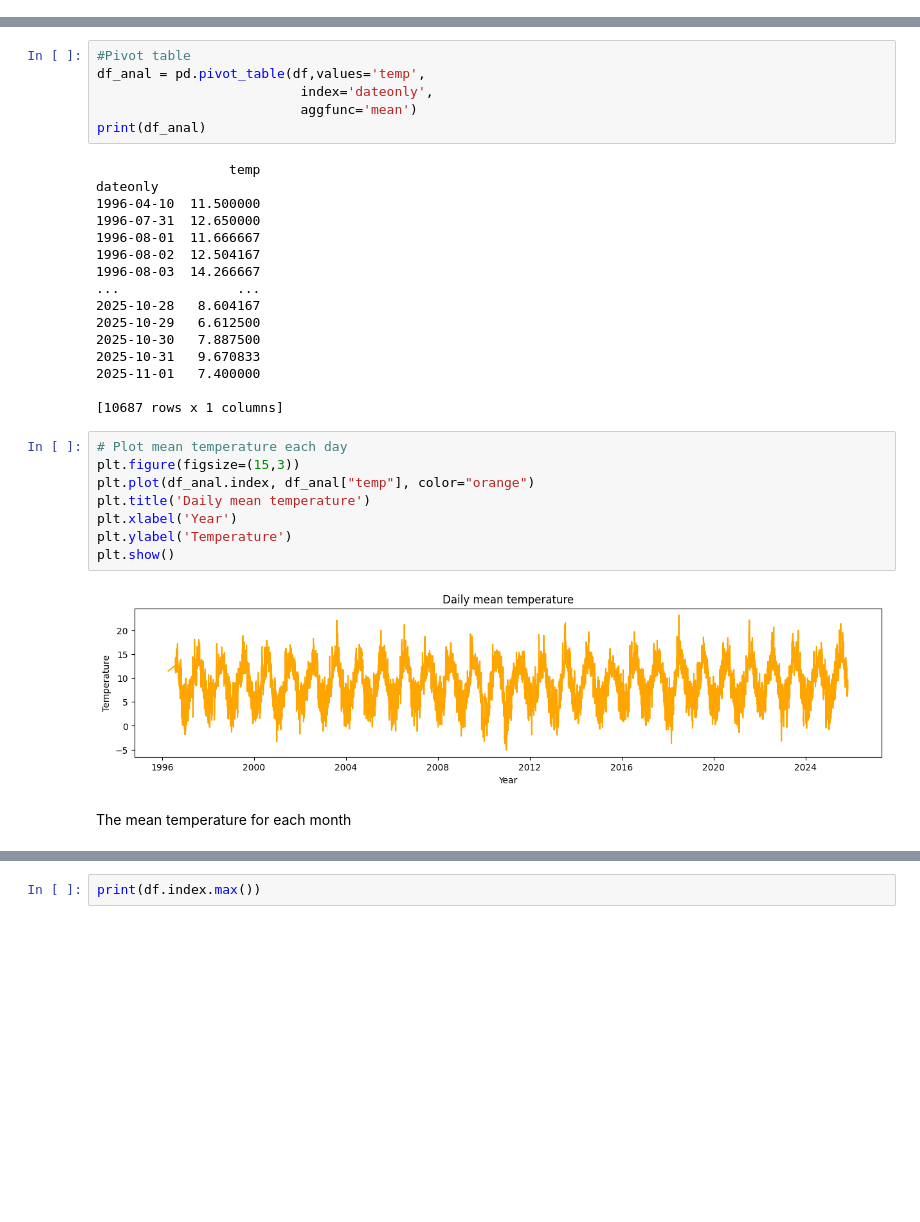
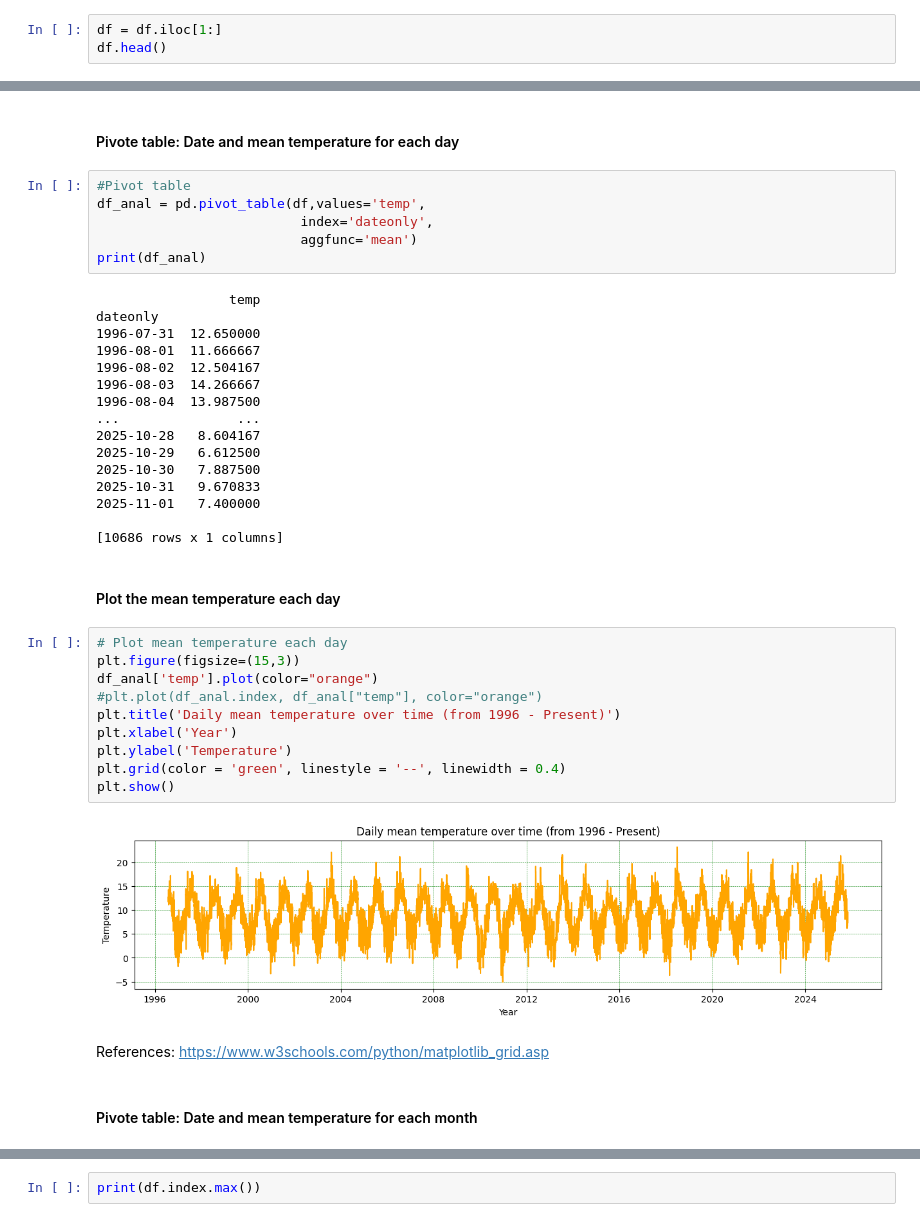
Before and after one commit to quyenphanlyons/programming-for-data-analytics, a Jupyter notebook: assignments/assignment06-weather.ipynb, the cells around one changed output, grey strips where cells are left out. Drawn from its saved outputs; the diff is of its cells as text; blank space fills up the shorter version.

```diff
--- a/assignments/assignment06-weather.ipynb
+++ b/assignments/assignment06-weather.ipynb
@@ -58,0 +33,3 @@ df.head()
+# %%
+df = df.iloc[1:]
+df.head()
@@ -90,4 +76,6 @@ df.head(10)
 10 rows × 23 columns
+# %% [markdown]
+#### Pivote table: Date and mean temperature for each day
 # %%
 #Pivot table
 df_anal = pd.pivot_table(df,values='temp',
@@ -97,11 +85,11 @@ print(df_anal)
 # %% [output]
                  temp
 dateonly
-1996-04-10  11.500000
 1996-07-31  12.650000
 1996-08-01  11.666667
 1996-08-02  12.504167
 1996-08-03  14.266667
+1996-08-04  13.987500
 ...               ...
 2025-10-28   8.604167
 2025-10-29   6.612500
@@ -109,19 +97,25 @@ dateonly
 2025-10-31   9.670833
 2025-11-01   7.400000
 
-[10687 rows x 1 columns]
+[10686 rows x 1 columns]
+# %% [markdown]
+#### Plot the mean temperature each day
 # %%
 # Plot mean temperature each day
 plt.figure(figsize=(15,3))
-plt.plot(df_anal.index, df_anal["temp"], color="orange")
-plt.title('Daily mean temperature')
+df_anal['temp'].plot(color="orange")
+#plt.plot(df_anal.index, df_anal["temp"], color="orange")
+plt.title('Daily mean temperature over time (from 1996 - Present)')
 plt.xlabel('Year')
 plt.ylabel('Temperature')
+plt.grid(color = 'green', linestyle = '--', linewidth = 0.4)
 plt.show()
 # %% [output]
-[figure, old version]
+[figure, new version]
-# %% [markdown]
-The mean temperature for each month
+# %% [markdown]
+References: https://www.w3schools.com/python/matplotlib_grid.asp
+# %% [markdown]
+#### Pivote table: Date and mean temperature for each month
 # %%
 #Pivot table
 df_anal1 = pd.pivot_table(df,values='temp',
```
Also changed, not shown: parts of 37 cells of this notebook.
